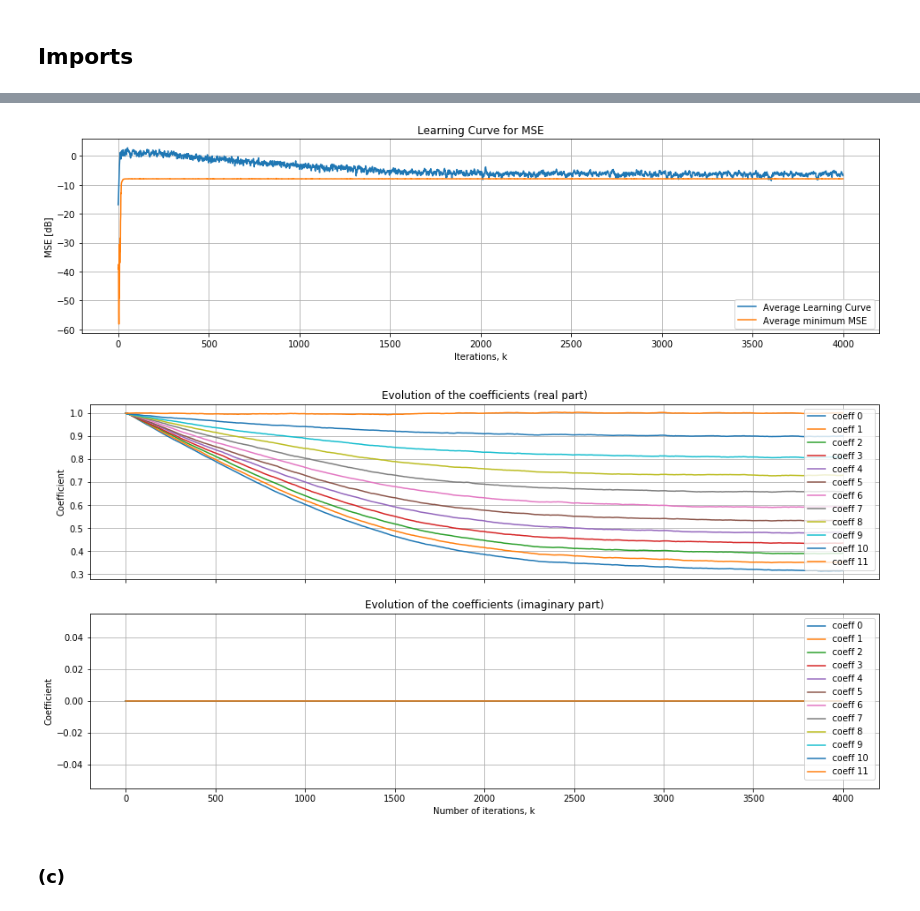
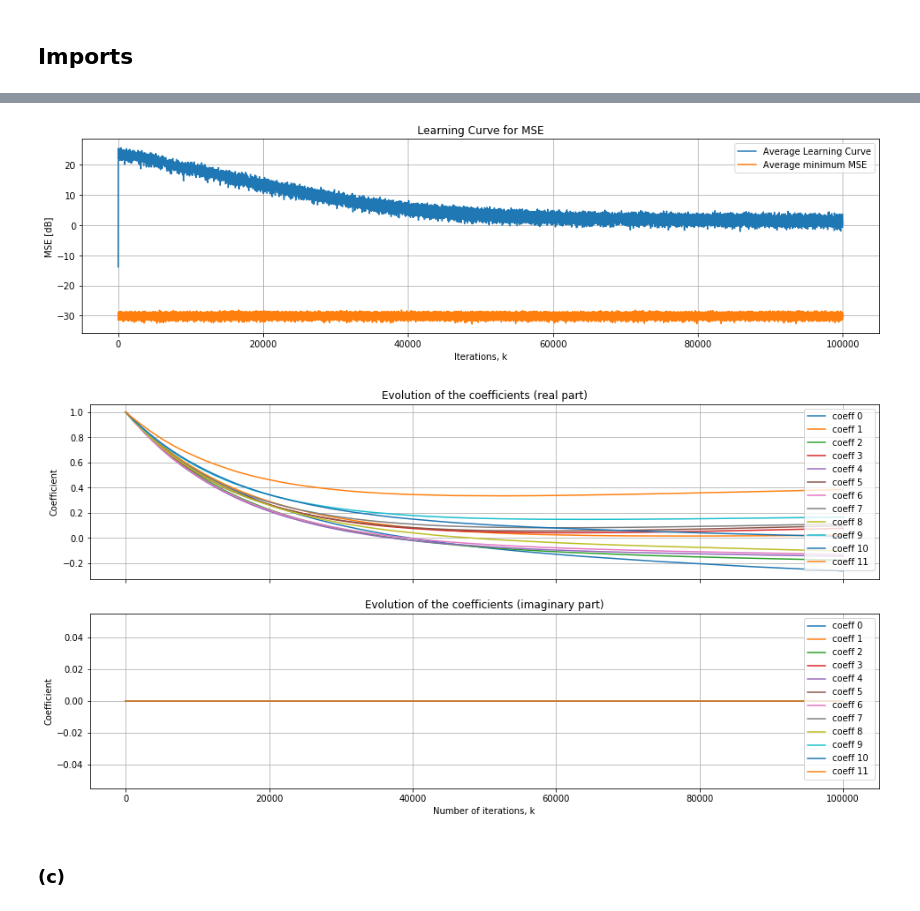
Before and after one commit to guedes-joaofelipe/adaptive-filtering, a Jupyter notebook: Notebooks/exercises_chap4.ipynb, the cells around one changed output, grey strips where cells are left out. Cells and saved outputs as stored; diff of their text form; code cells hidden in the pictures.

```diff
--- a/Notebooks/exercises_chap4.ipynb
+++ b/Notebooks/exercises_chap4.ipynb
@@ -29,11 +39,17 @@ $$h(n) = 0.9h(n-1) + x(n)$$
 # %%
-output_filepath = './Outputs/Chap_4/Exercise_9/'
+output_filepath = './Outputs/Chap_4/Exercise_23/'
+model_name = 'NLMS'
 N = 11+1 # Number of coefficients
 sigma_x2 = .5
 sigma_n2 = 1e-3
-R = sigma_x2*np.eye(N)
+r = lambda l, sigma_n2: (0.9**abs(l))*sigma_n2/(1-0.9**2)
+R = np.zeros([N, N])
+for i in np.arange(R.shape[0]):
+    for j in np.arange(R.shape[1]):
+        R[i][j] = r(i-j, sigma_x2)
+print ('Trace:', np.trace(R))
 mse_estimate = sigma_n2+sigma_x2*((.9)**(N*2))/(1-.9**2)
 mse_min_estimate = sigma_n2
-mu_max = 1/np.trace(R)*(np.sqrt(np.pi*mse_estimate/2))
+mu_max = (1/np.trace(R))*(np.sqrt(np.pi*mse_min_estimate/2))
 print ('mu_max: ', mu_max)
 # %% [output]
@@ -76,26 +111,26 @@ SignError(step=0.009593100986803105, filter_order=11)
 # %%
 %time
-n_ensembles = 100   # number of realizations within the ensemble
-K = 4000
+n_ensembles = 50   # number of realizations within the ensemble
+K = 100000
 W = np.ones([n_ensembles, K+1, N])
 MSE = np.zeros([n_ensembles, K]) # MSE vector for each realization
-MSE_min = np.zeros([n_ensembles, K]) # Minimum MSE for each realization
-frac = 100
+MSE_min = np.zeros([n_ensembles,K]) # Minimum MSE for each realization
+MSE_exc = np.zeros([n_ensembles,K])
+frac = 2
 mu = mu_max/frac
 
 for ensemble in np.arange(n_ensembles):
-    model, n, x, MSE_min = run_problem_8(K, mu)
+    model, n, x = run_problem_8(K, mu, model=model)
 
     W[ensemble] = np.real(model.coef_vector)
     MSE[ensemble] = MSE[ensemble] + np.real(np.absolute(model.error_vector)**2)
-
-
-    MSE_min[ensemble] = MSE_min[ensemble] + 0
+    MSE_min[ensemble] = np.abs(n)**2
+    MSE_exc[ensemble] = MSE[ensemble]-MSE_min[ensemble]
 
 W_av = np.sum(W, axis=0)/n_ensembles
 MSE_av = sum(MSE, 2)/n_ensembles
 MSEmin_av = np.sum(MSE_min, axis=0)/n_ensembles
-
+MSEexc_av = np.sum(MSE_exc, axis=0)/n_ensembles
 # Generating plots
-generate_learning_plots(K, N, MSE_av, MSE_min, W_av, None, output_filepath=None, algorithm='LMS_run'+str(n_ensembles) )
+generate_learning_plots(K, N, MSE_av, MSEmin_av, W_av, None, output_filepath=output_filepath, algorithm='{}_muMax{}'.format(model_name, factor))
 # %% [output]
@@ -104,4 +138,4 @@ Wall time: 7.63 µs
-[figure, old version]
+[figure, new version]
-[figure, old version]
+[figure, new version]
 # %% [markdown]
 ### (c)
```
Also changed, not shown: parts of 12 cells of this notebook, 9 other files.
